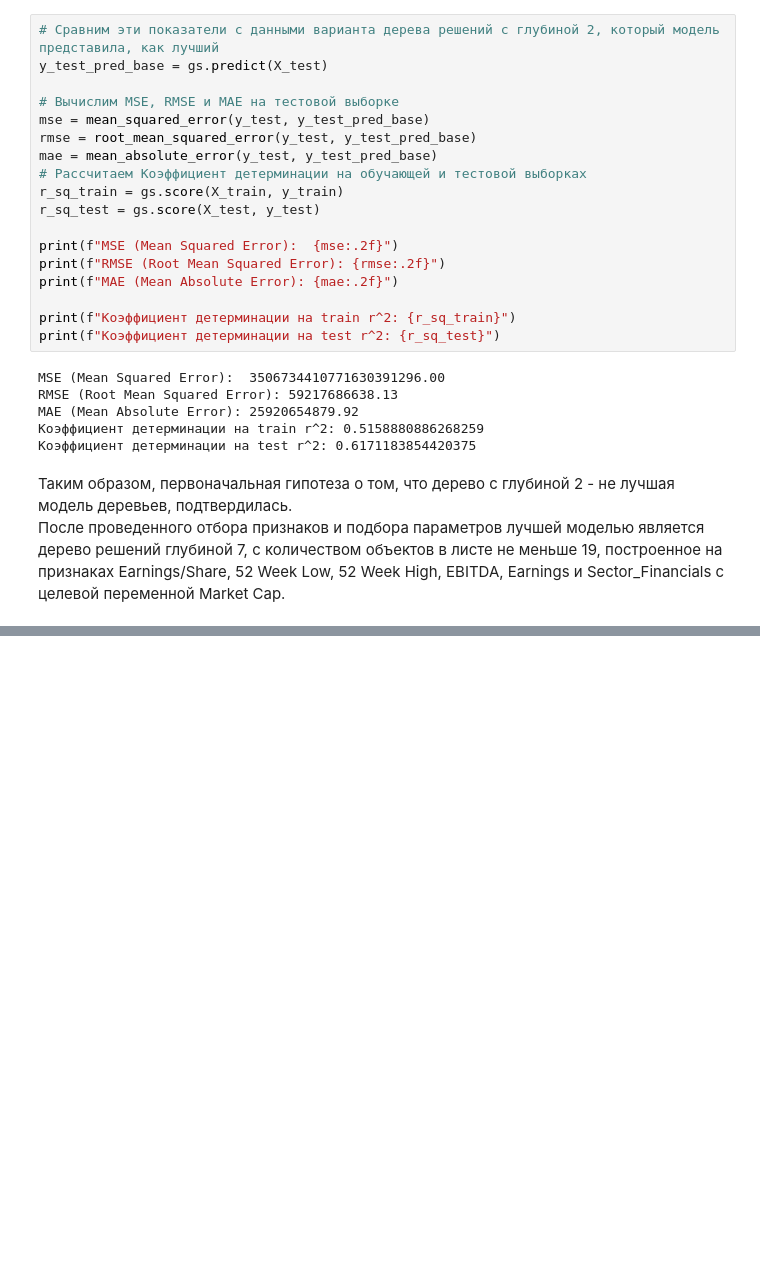
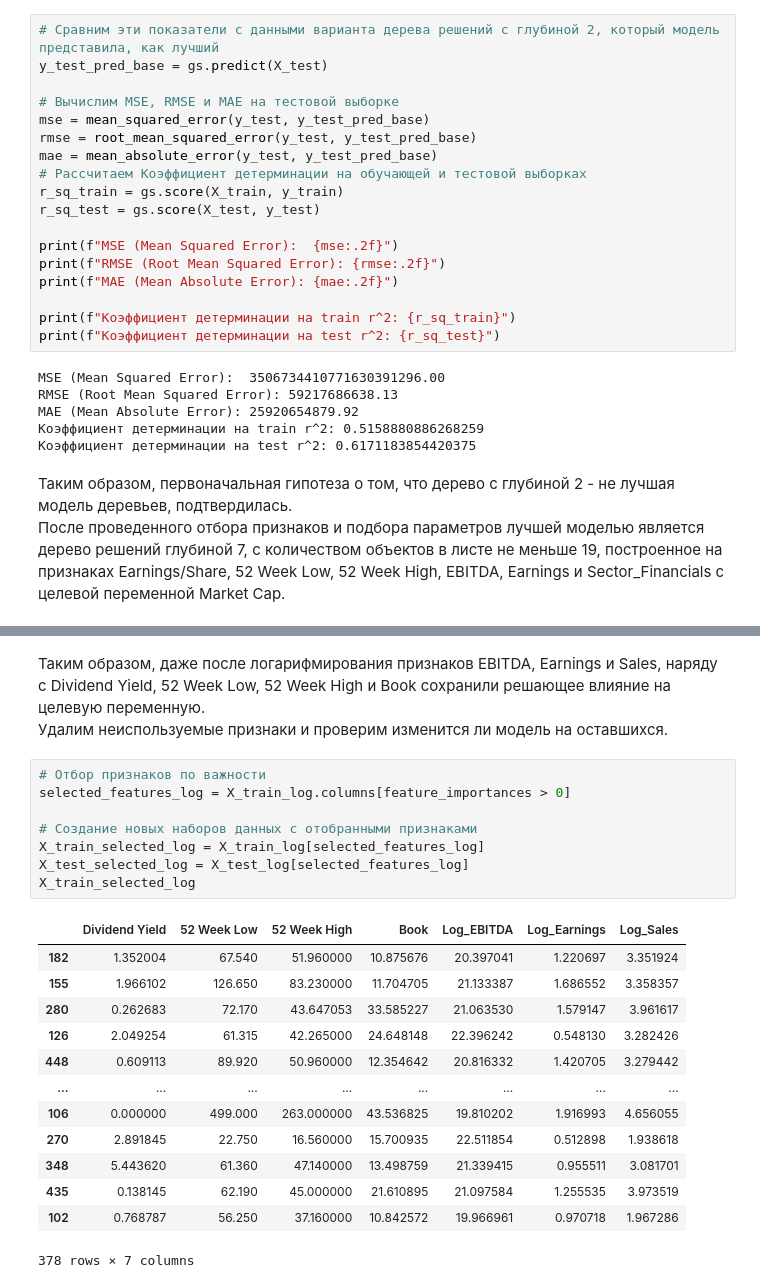
Before and after one commit to pudoff/AAI_25_Case84Report, a Jupyter notebook: 2_Decision_Tree.ipynb, the cells around one changed output, grey strips where cells are left out. Saved outputs shown, nothing was run; the diff lists cells and outputs as text; blank space fills up the shorter version.

```diff
--- a/2_Decision_Tree.ipynb
+++ b/2_Decision_Tree.ipynb
@@ -359,0 +549,25 @@ MAE (Mean Absolute Error): 25920654879.92
+# %% [markdown]
+Таким образом, даже после логарифмирования признаков EBITDA, Earnings и Sales, наряду с Dividend Yield, 52 Week Low, 52 Week High и Book сохранили решающее влияние на целевую переменную.\
+Удалим неиспользуемые признаки и проверим изменится ли модель на оставшихся.
+# %%
+# Отбор признаков по важности
+selected_features_log = X_train_log.columns[feature_importances > 0]
+
+# Создание новых наборов данных с отобранными признаками
+X_train_selected_log = X_train_log[selected_features_log]
+X_test_selected_log = X_test_log[selected_features_log]
+X_train_selected_log
+# %% [output]
+|  | Dividend Yield | 52 Week Low | 52 Week High | Book | Log_EBITDA | Log_Earnings | Log_Sales |
+| 182 | 1.352004 | 67.540 | 51.960000 | 10.875676 | 20.397041 | 1.220697 | 3.351924 |
+| 155 | 1.966102 | 126.650 | 83.230000 | 11.704705 | 21.133387 | 1.686552 | 3.358357 |
+| 280 | 0.262683 | 72.170 | 43.647053 | 33.585227 | 21.063530 | 1.579147 | 3.961617 |
+| 126 | 2.049254 | 61.315 | 42.265000 | 24.648148 | 22.396242 | 0.548130 | 3.282426 |
+| 448 | 0.609113 | 89.920 | 50.960000 | 12.354642 | 20.816332 | 1.420705 | 3.279442 |
+| ... | ... | ... | ... | ... | ... | ... | ... |
+| 106 | 0.000000 | 499.000 | 263.000000 | 43.536825 | 19.810202 | 1.916993 | 4.656055 |
+| 270 | 2.891845 | 22.750 | 16.560000 | 15.700935 | 22.511854 | 0.512898 | 1.938618 |
+| 348 | 5.443620 | 61.360 | 47.140000 | 13.498759 | 21.339415 | 0.955511 | 3.081701 |
+| 435 | 0.138145 | 62.190 | 45.000000 | 21.610895 | 21.097584 | 1.255535 | 3.973519 |
+| 102 | 0.768787 | 56.250 | 37.160000 | 10.842572 | 19.966961 | 0.970718 | 1.967286 |
+378 rows × 7 columns
```
Also changed, not shown: parts of 20 cells of this notebook, 3 other files.
